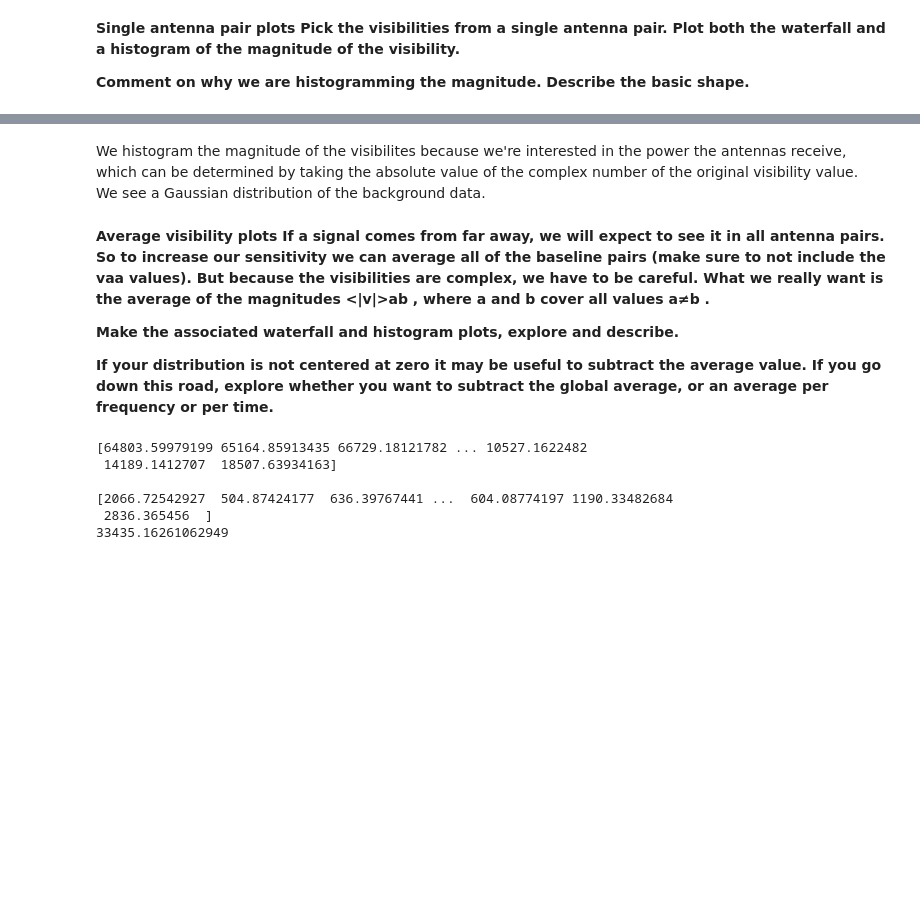
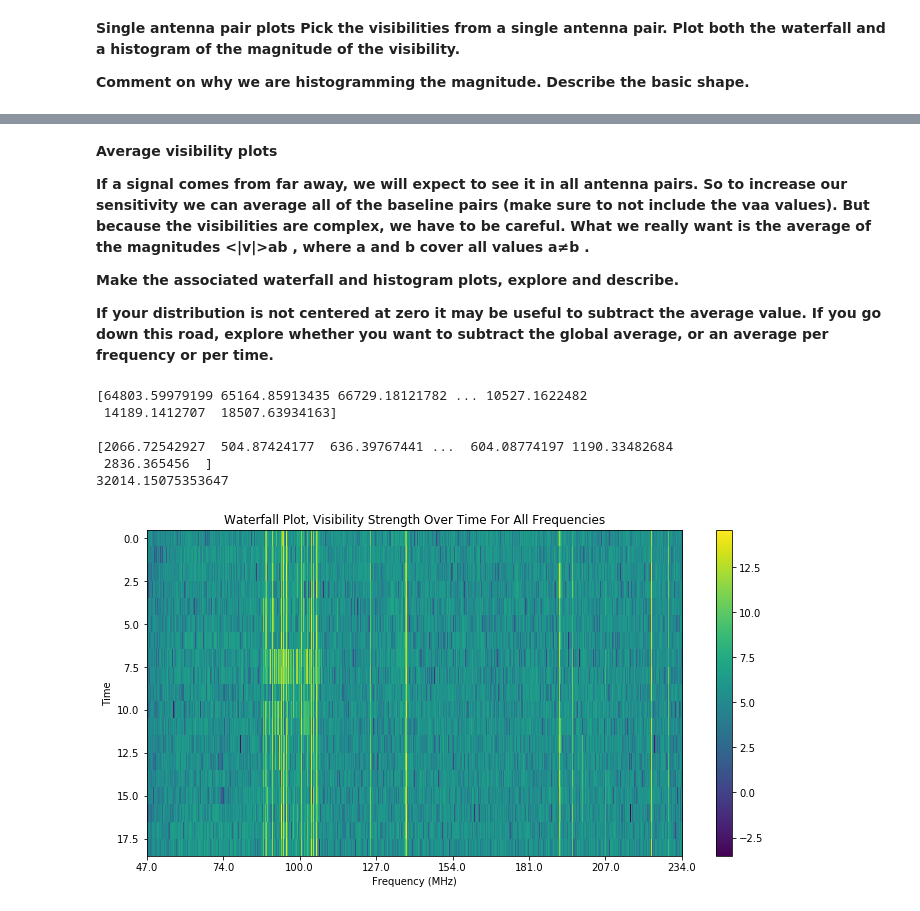
Before and after one commit to ecb49/burns_phys434, a Jupyter notebook: labs/Burns_Lab7_Lab8.ipynb, the cells around one changed output, grey strips where cells are left out. Saved outputs shown, nothing was run; the diff lists cells and outputs as text; code cells hidden in the pictures; blank space fills up the shorter version.

```diff
--- a/labs/Burns_Lab7_Lab8.ipynb
+++ b/labs/Burns_Lab7_Lab8.ipynb
@@ -173,10 +147,8 @@ plt.show()
 [figure]
-# %% [markdown]
-We histogram the magnitude of the visibilites because we're interested in the power the antennas receive, which can be determined by taking the absolute value of the complex number of the original visibility value. <br/>
-We see a Gaussian distribution of the background data.
 # %% [markdown]
-**Average visibility plots
-If a signal comes from far away, we will expect to see it in all antenna pairs. So to increase our sensitivity we can average all of the baseline pairs (make sure to not include the  vaa  values). But because the visibilities are complex, we have to be careful. What we really want is the average of the magnitudes  <|v|>ab , where  a  and  b  cover all values  a≠b .**
+**Average visibility plots**
+
+**If a signal comes from far away, we will expect to see it in all antenna pairs. So to increase our sensitivity we can average all of the baseline pairs (make sure to not include the  vaa  values). But because the visibilities are complex, we have to be careful. What we really want is the average of the magnitudes  <|v|>ab , where  a  and  b  cover all values  a≠b .**
 
 **Make the associated waterfall and histogram plots, explore and describe.**
 
@@ -187,10 +159,11 @@ pairs = uv.get_antpairs()
 #just make a loop, then I think it will be pretty easy from there...?
 data = abs(uv.get_data(1,14))
 data1 = abs(uv.get_data(1,23))
+data2 = abs(uv.get_data(1,26))
 print(data[0])
 print()
 print(data1[0])
-tot_dat = np.dstack((data,data1))
+tot_dat = np.dstack((data,data1,data2))
 print(np.average(tot_dat[0][0]))
 # %% [output]
 [64803.59979199 65164.85913435 66729.18121782 ... 10527.1622482
@@ -198,4 +171,33 @@ print(np.average(tot_dat[0][0]))
 
 [2066.72542927  504.87424177  636.39767441 ...  604.08774197 1190.33482684
  2836.365456  ]
-33435.16261062949
+32014.15075353647
+# %%
+total_dat = []
+for i in range(666):
+    temp = []
+    ant1 = pairs[i][0]
+    ant2 = pairs[i][1]
+    if ant1 == ant2:
+        continue
+    data = abs(uv.get_data(ant1,ant2))
+    temp = data[0:19]
+    for j in range(19):
+        temp[j] = (data[j+1]-data[j])
+    total_dat.append(temp)
+# %%
+total_dat1 = np.average(total_dat, axis=0)
+# %%
+fig, axs = plt.subplots(1,1,figsize=(12,6))
+im = plt.imshow(np.log(np.abs(total_dat1)),aspect='auto')
+plt.title('Waterfall Plot, Visibility Strength Over Time For All Frequencies')
+cbar = fig.colorbar(im)
+freqs = uv.freq_array[0]*1e-6 #gets frequencies associated with each channel, in MHz
+axs.set_ylabel('Time')
+axs.set_xlabel('Frequency (MHz)')
+xticks = [int(i) for i in np.linspace(0,len(freqs)-1,8)]
+_ = axs.set_xticks(xticks)
+xticklabels = np.around(freqs[xticks],0)
+_ = axs.set_xticklabels(xticklabels)
+# %% [output]
+[figure, added]
```
Also changed, not shown: parts of 10 cells of this notebook.
